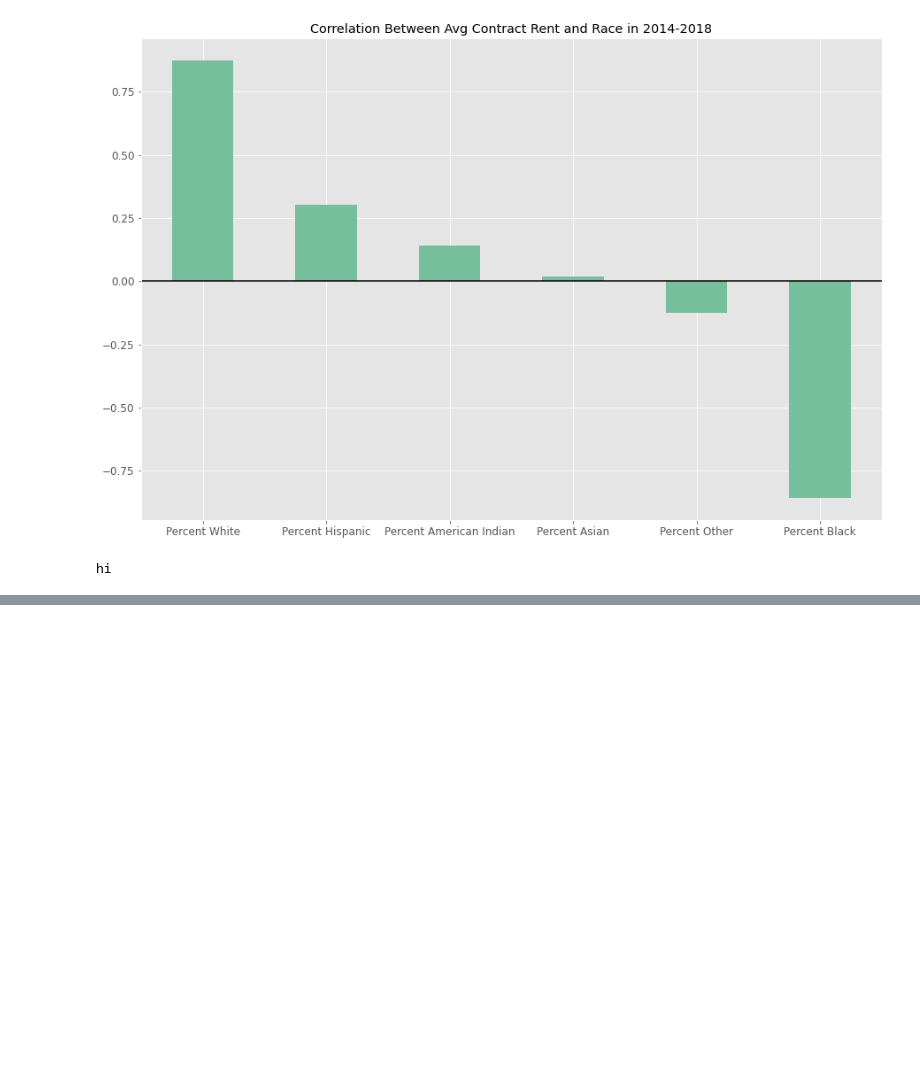
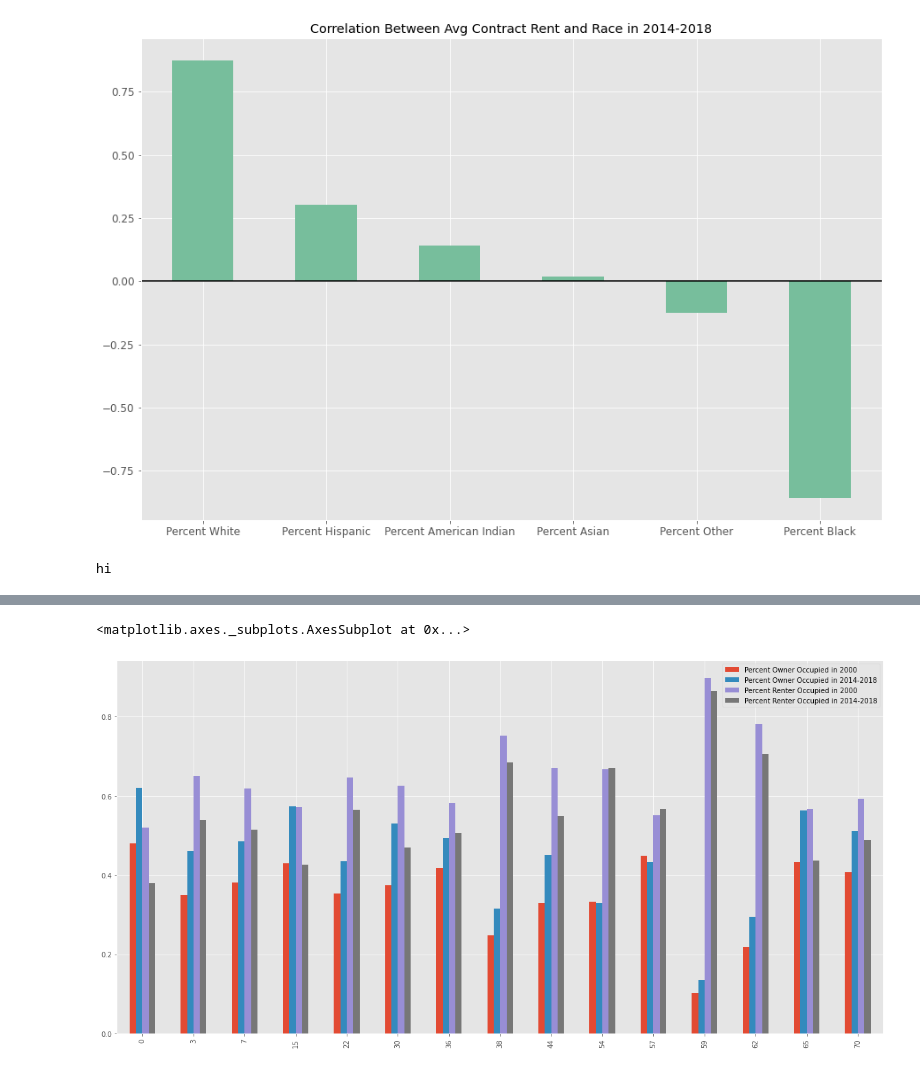
Before and after one commit to leosimanonok/DataScienceFinalTutorial, a Jupyter notebook: Leah.ipynb, the cells around one changed output, grey strips where cells are left out. Cells and saved outputs as stored; diff of their text form; code cells hidden in the pictures; blank space fills up the shorter version.

```diff
--- a/Leah.ipynb
+++ b/Leah.ipynb
@@ -1105,0 +832,8 @@ KeyError: "None of ['Census Tract'] are in the columns"
+# %%
+rent_own_df[rent_own_df.Neighborhood.isin(highest_change)][['Neighborhood',
+       'Percent Owner Occupied in 2000', 'Percent Owner Occupied in 2014-2018',
+       'Percent Renter Occupied in 2000',
+       'Percent Renter Occupied in 2014-2018']].plot.bar(figsize=(20,10))
+# %% [output]
+<matplotlib.axes._subplots.AxesSubplot at 0x...>
+[figure, added]
```
Also changed, not shown: parts of 26 cells of this notebook, 2 other files.
